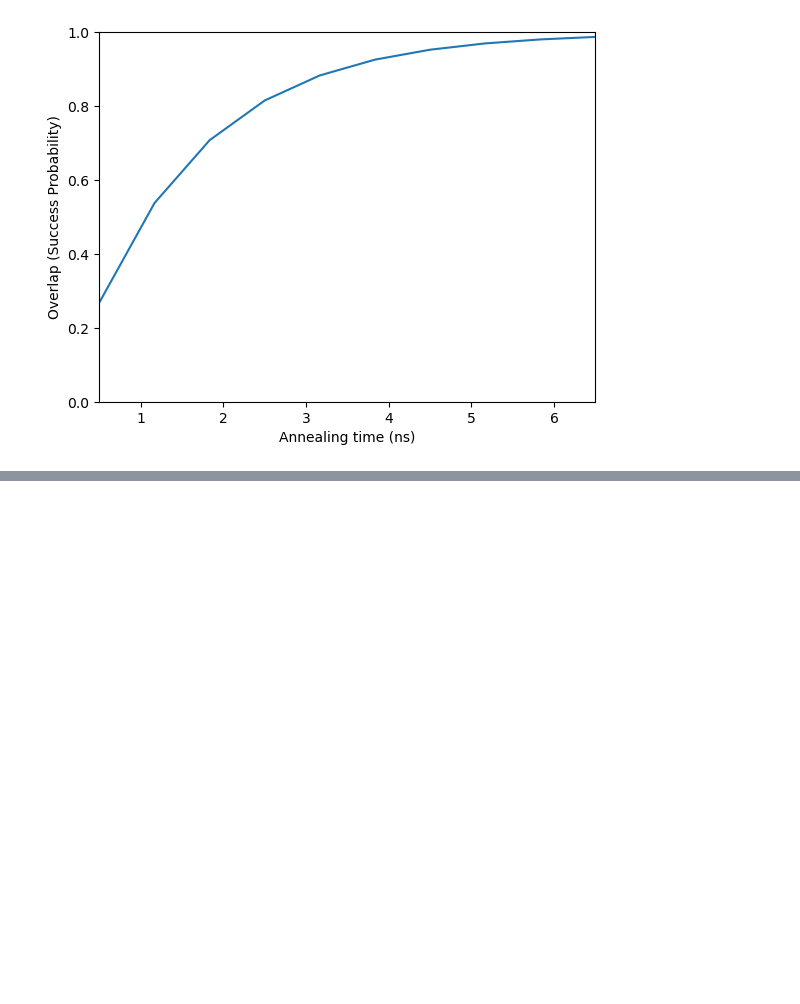
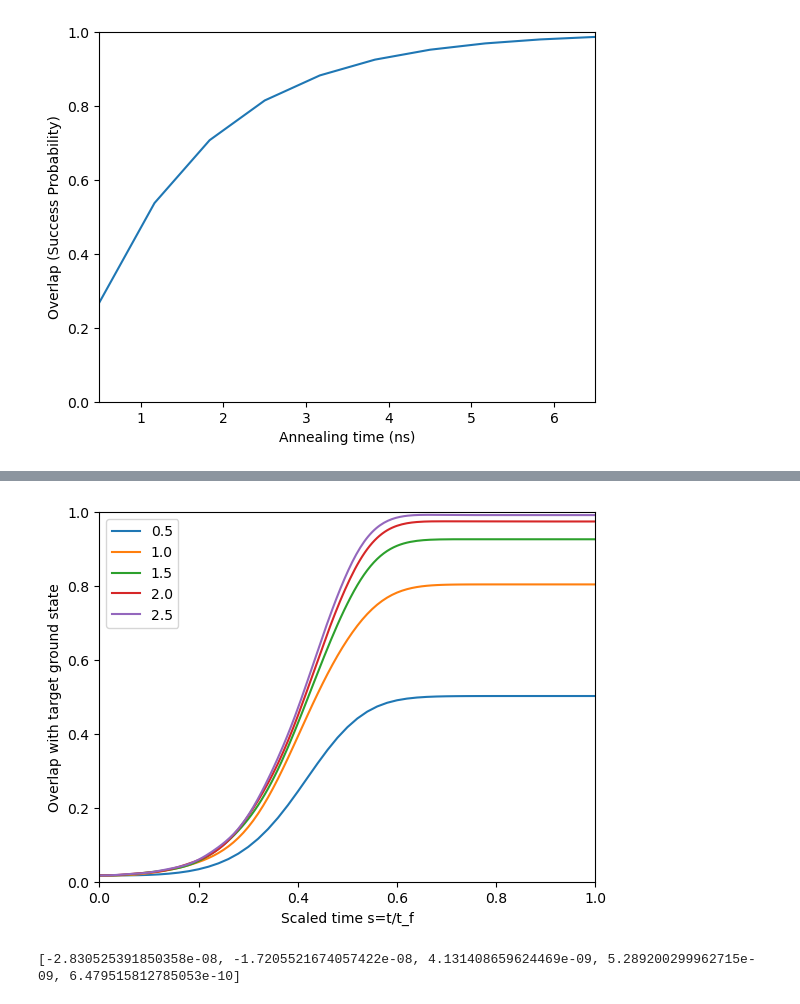
Before and after one commit to AndreaPeMa0/Graph-Partitioning-QA, a Jupyter notebook: Scripts/Simulation/Simulation-FinalVersion.ipynb, the cells around one changed output, grey strips where cells are left out. Saved outputs shown, nothing was run; the diff lists cells and outputs as text; code cells hidden in the pictures; blank space fills up the shorter version.

```diff
--- a/Scripts/Simulation/Simulation-FinalVersion.ipynb
+++ b/Scripts/Simulation/Simulation-FinalVersion.ipynb
@@ -546,0 +760,35 @@ plt.savefig("Success_Probability_vs_Annealing_time_6")
+# %%
+#Overlap (target ground state RCS = 0.5)
+physical_Hp1, physical_Hp2 = makePhysicalHamiltonian(G, C, embedding, 1.25, 1, 0.5)
+dim = len(physical_Hp1)
+physical_gs = groundState(physical_Hp1)
+physical_Hi = makeInitialHamiltonian(num_physical_qubits)
+
+overlap_TG_p = []
+for i in range(num_tf):
+    overlap_TG_p.append([])
+
+for i in range(num_tf):
+
+    t_f = tf[i]
+
+    #Evolution
+    overlap_TG_p[i].append(evolutionABTarget(physical_Hi, physical_Hp2, A, B, t_f, delta_t, physical_gs))
+# %%
+#Plot overlap with target ground state (RCS = 0.5)
+plt.xlim([0, 1])
+plt.ylim([0, 1])
+plt.xlabel("Scaled time s=t/t_f")
+plt.ylabel("Overlap with target ground state")
+for i in range(num_tf):
+    x = np.linspace(0, 1, len(overlap_TG_p[i][0]))
+    name = str(round(tf[i],2))
+    plt.plot(x, overlap_TG_p[i][0], label = name)
+    plt.legend()
+plt.savefig("Overlap_TG_6_physical(0.5).png")
+# %% [output]
+[figure, added]
+# %%
+print(checkResults(overlap_IG_p, overlap_TG_p, num_tf))
+# %% [output]
+[-2.830525391850358e-08, -1.7205521674057422e-08, 4.131408659624469e-09, 5.289200299962715e-09, 6.479515812785053e-10]
```
Also changed, not shown: parts of 15 cells of this notebook, 38 other files.
